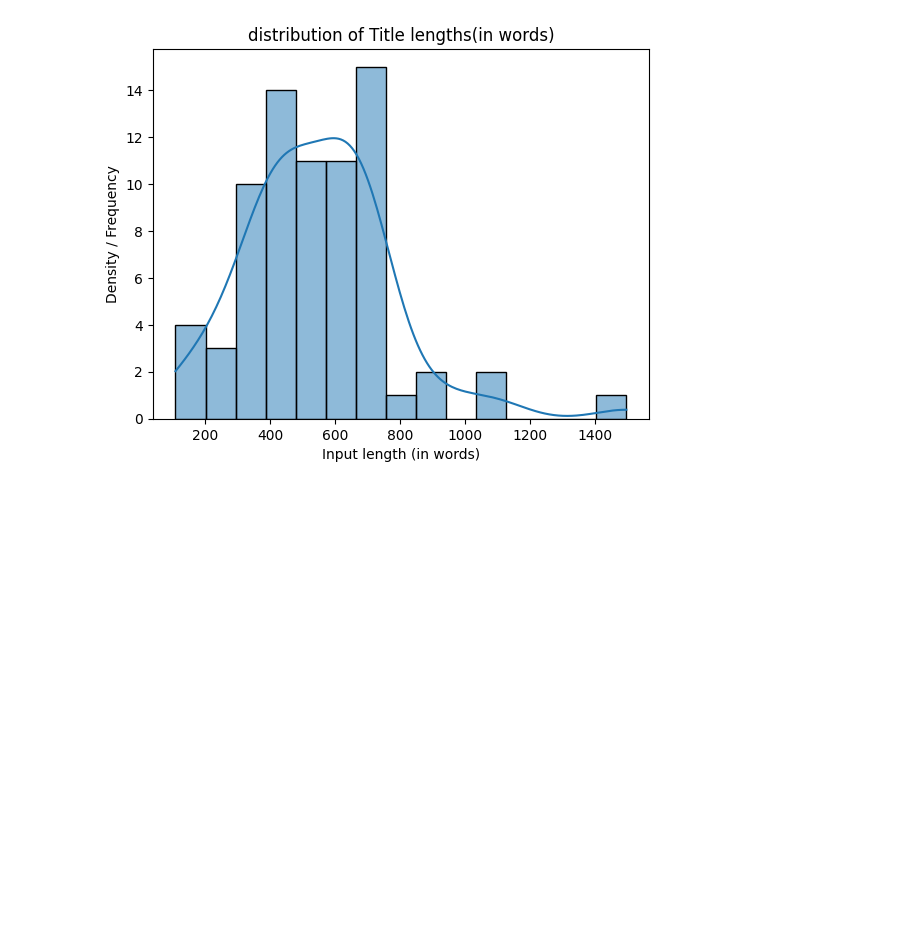
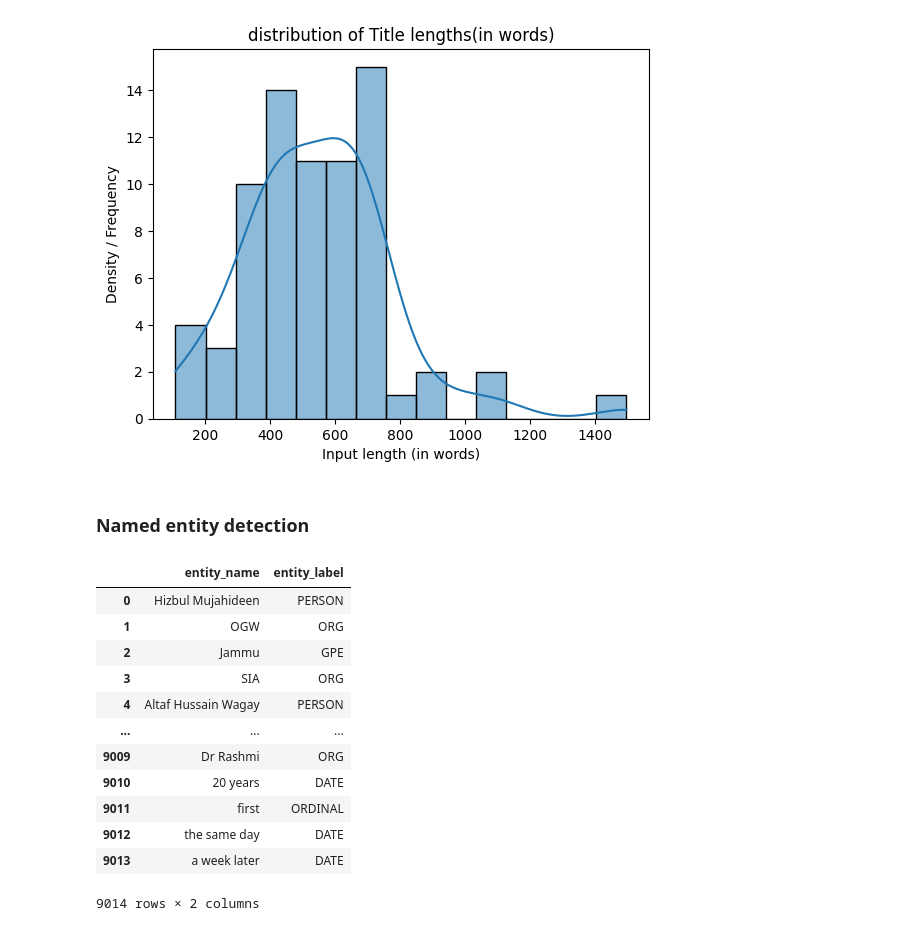
Before and after one commit to abdulwazed/Automated_MCQ_By_SLM_On_CA, a Jupyter notebook: src/03_eda_visualization.ipynb, the cells around one changed output. Drawn from its saved outputs; the diff is of its cells as text; code cells hidden in the pictures; blank space fills up the shorter version.

```diff
--- a/src/03_eda_visualization.ipynb
+++ b/src/03_eda_visualization.ipynb
@@ -151,3 +151,5 @@ plt.ylabel("Density / Frequency")
 plt.show()
 # %% [output]
 [figure]
+# %% [markdown]
+### Named entity detection
@@ -153,0 +170,17 @@ plt.show()
+# %%
+ner_df = pd.DataFrame(named_entities)
+ner_df
+# %% [output]
+|  | entity_name | entity_label |
+| 0 | Hizbul Mujahideen | PERSON |
+| 1 | OGW | ORG |
+| 2 | Jammu | GPE |
+| 3 | SIA | ORG |
+| 4 | Altaf Hussain Wagay | PERSON |
+| ... | ... | ... |
+| 9009 | Dr Rashmi | ORG |
+| 9010 | 20 years | DATE |
+| 9011 | first | ORDINAL |
+| 9012 | the same day | DATE |
+| 9013 | a week later | DATE |
+9014 rows × 2 columns
```
Also changed, not shown: parts of 3 cells of this notebook.
